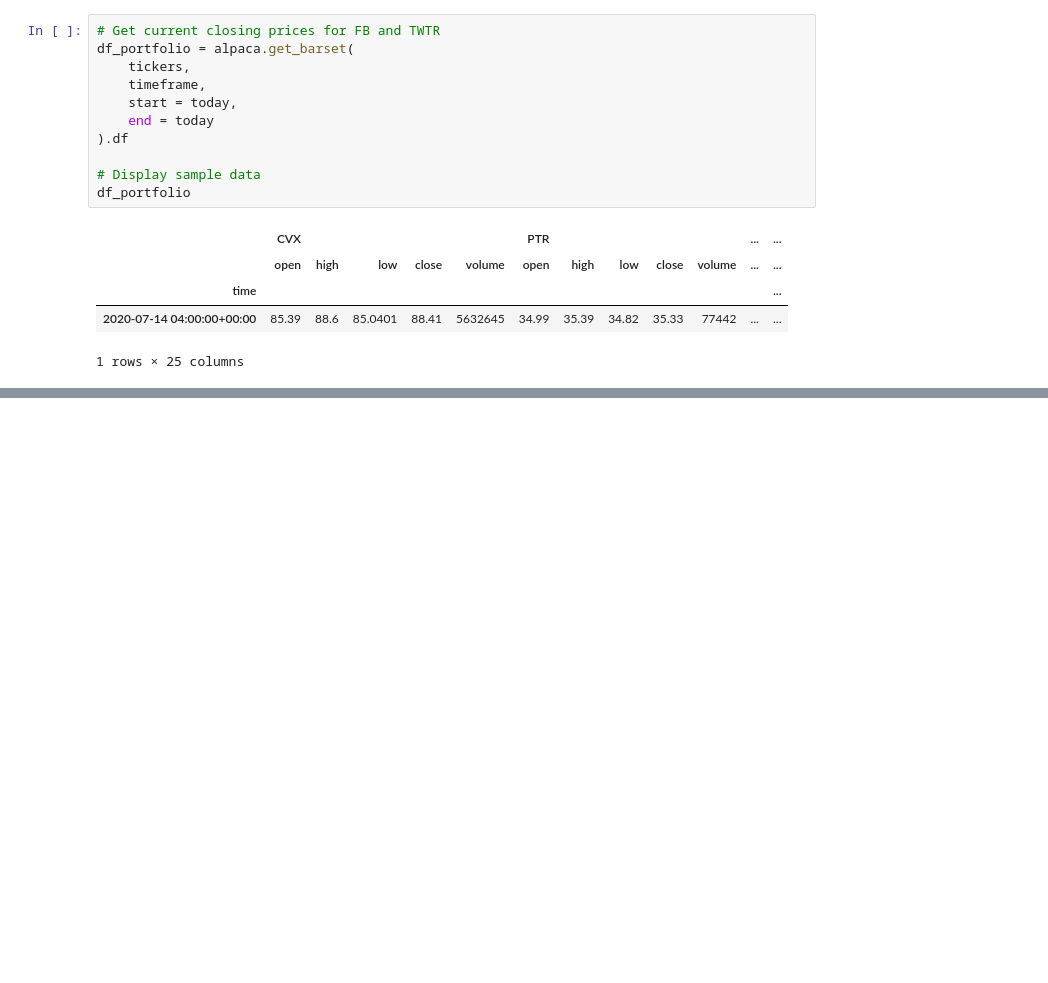
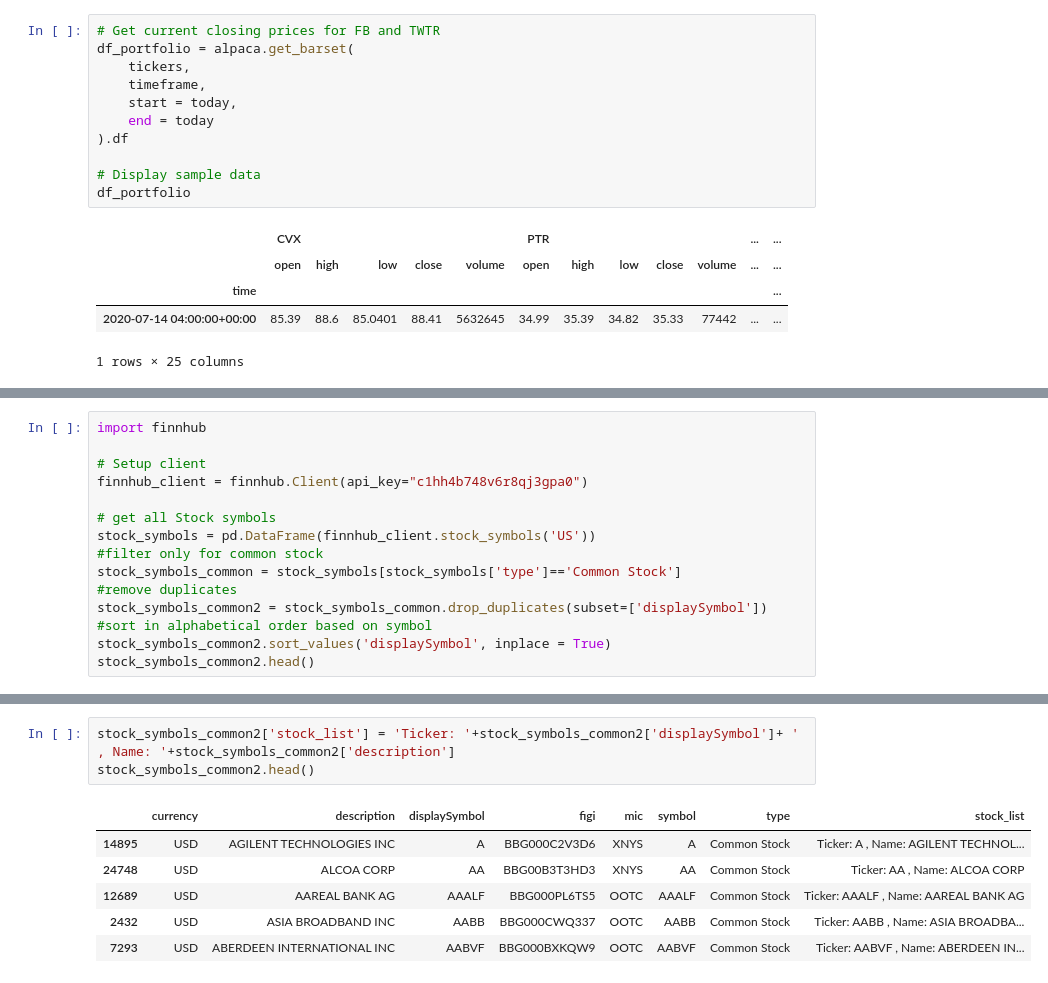
Before and after one commit to chimdyke82/j-Camp, a Jupyter notebook: Project1.ipynb, the cells around one changed output, grey strips where cells are left out. Saved outputs shown, nothing was run; the diff lists cells and outputs as text; blank space fills up the shorter version.

```diff
--- a/Project1.ipynb
+++ b/Project1.ipynb
@@ -161,0 +270,15 @@ df_portfolio
+# %%
+import finnhub
+
+# Setup client
+finnhub_client = finnhub.Client(api_key="c1hh4b748v6r8qj3gpa0")
+
+# get all Stock symbols
+stock_symbols = pd.DataFrame(finnhub_client.stock_symbols('US'))
+#filter only for common stock
+stock_symbols_common = stock_symbols[stock_symbols['type']=='Common Stock']
+#remove duplicates
+stock_symbols_common2 = stock_symbols_common.drop_duplicates(subset=['displaySymbol'])
+#sort in alphabetical order based on symbol
+stock_symbols_common2.sort_values('displaySymbol', inplace = True)
+stock_symbols_common2.head()
@@ -161,0 +292,10 @@ df_portfolio
+# %%
+stock_symbols_common2['stock_list'] = 'Ticker: '+stock_symbols_common2['displaySymbol']+ ' , Name: '+stock_symbols_common2['description']
+stock_symbols_common2.head()
+# %% [output]
+|  | currency | description | displaySymbol | figi | mic | symbol | type | stock_list |
+| 14895 | USD | AGILENT TECHNOLOGIES INC | A | BBG000C2V3D6 | XNYS | A | Common Stock | Ticker: A , Name: AGILENT TECHNOL... |
+| 24748 | USD | ALCOA CORP | AA | BBG00B3T3HD3 | XNYS | AA | Common Stock | Ticker: AA , Name: ALCOA CORP |
+| 12689 | USD | AAREAL BANK AG | AAALF | BBG000PL6TS5 | OOTC | AAALF | Common Stock | Ticker: AAALF , Name: AAREAL BANK AG |
+| 2432 | USD | ASIA BROADBAND INC | AABB | BBG000CWQ337 | OOTC | AABB | Common Stock | Ticker: AABB , Name: ASIA BROADBA... |
+| 7293 | USD | ABERDEEN INTERNATIONAL INC | AABVF | BBG000BXKQW9 | OOTC | AABVF | Common Stock | Ticker: AABVF , Name: ABERDEEN IN... |
```
Also changed, not shown: parts of 8 cells of this notebook.
